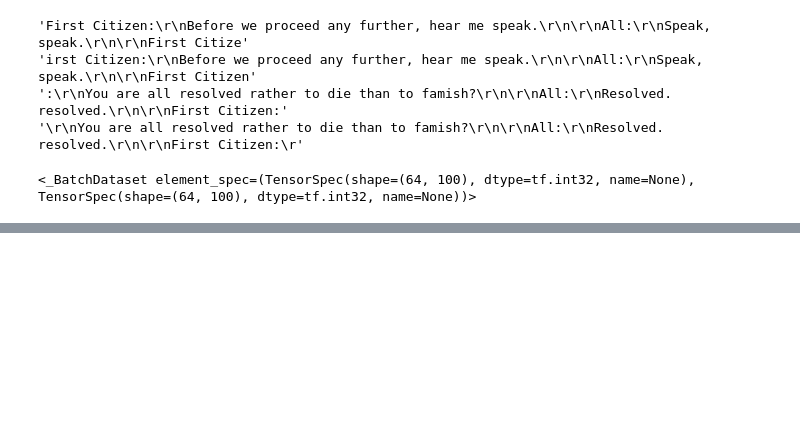
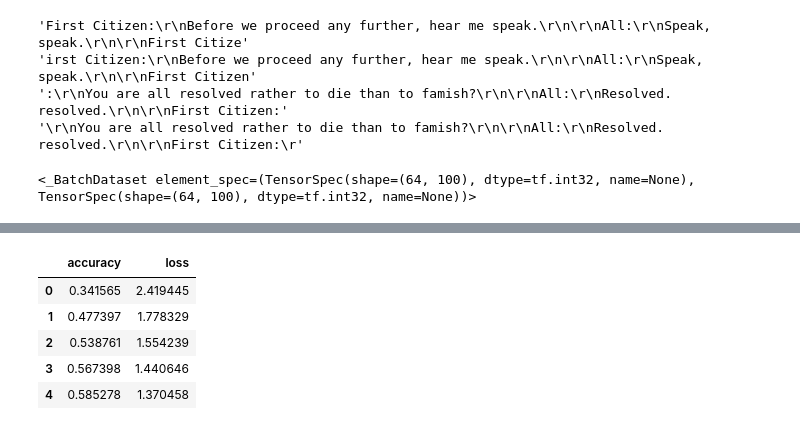
Before and after one commit to sngrajesh/DeepLearningAndNeuralNetworks, a Jupyter notebook: Day09-RNN-Implementation/L09.3-RNN-Shakespeare.ipynb, the cells around one changed output, grey strips where cells are left out. Saved outputs shown, nothing was run; the diff lists cells and outputs as text; code cells hidden in the pictures; blank space fills up the shorter version.

```diff
--- a/Day09-RNN-Implementation/L09.3-RNN-Shakespeare.ipynb
+++ b/Day09-RNN-Implementation/L09.3-RNN-Shakespeare.ipynb
@@ -539,0 +240,8 @@ by = (1,)
+# %%
+model.compile(
+    optimizer = 'adam',
+    loss = loss_fn,
+    metrics = [
+        'accuracy'
+    ]
+)
@@ -539,0 +283,10 @@ by = (1,)
+# %%
+loss_df = pd.DataFrame(history.history)
+loss_df.head()
+# %% [output]
+|  | accuracy | loss |
+| 0 | 0.341565 | 2.419445 |
+| 1 | 0.477397 | 1.778329 |
+| 2 | 0.538761 | 1.554239 |
+| 3 | 0.567398 | 1.440646 |
+| 4 | 0.585278 | 1.370458 |
```
Also changed, not shown: parts of 45 cells of this notebook, 47 other files.
